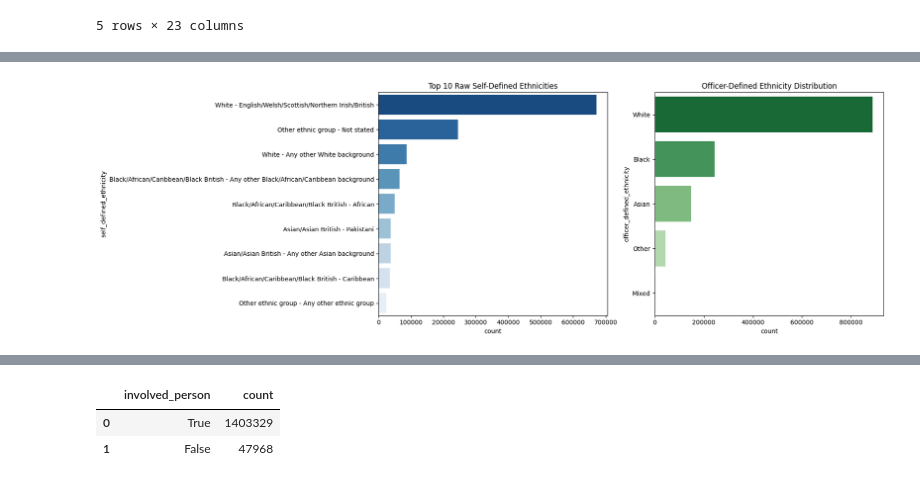
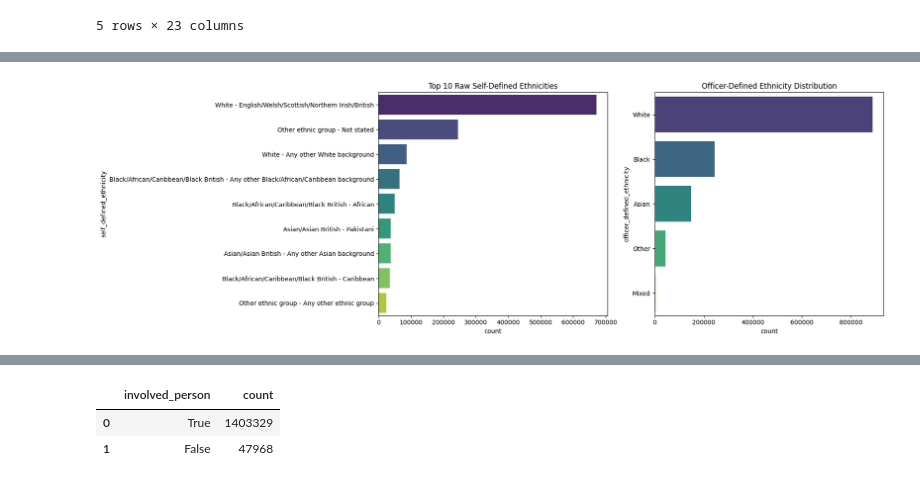
Before and after one commit to Iker-Jauregui/LSDA_Final_Project, a Jupyter notebook: uk_police_notebook.ipynb, the cells around one changed output, grey strips where cells are left out. Cells and saved outputs as stored; diff of their text form; code cells hidden in the pictures.

```diff
--- a/uk_police_notebook.ipynb
+++ b/uk_police_notebook.ipynb
@@ -99,35 +128,35 @@ One of our main objectives in this study is to observe whether there are racial,
 # %%
 self_eth_raw = df.groupBy("self_defined_ethnicity").count().orderBy("count", ascending=False).limit(10).toPandas()
 off_eth_raw = df.groupBy("officer_defined_ethnicity").count().orderBy("count", ascending=False).toPandas()
 
 fig, ax = plt.subplots(1, 2, figsize=(18, 6))
 
 sns.barplot(
     data=self_eth_raw,
     x="count",
     y="self_defined_ethnicity",
     ax=ax[0],
-    palette="Blues_r",
+    palette="viridis",
     hue="self_defined_ethnicity",
     legend=False
 )
 ax[0].set_title("Top 10 Raw Self-Defined Ethnicities")
 
 sns.barplot(
     data=off_eth_raw,
     x="count",
     y="officer_defined_ethnicity",
     ax=ax[1],
-    palette="Greens_r",
+    palette="viridis",
     hue="officer_defined_ethnicity",
     legend=False
 )
 ax[1].set_title("Officer-Defined Ethnicity Distribution")
 
 plt.tight_layout()
 plt.show()
 # %% [output]
-[figure, old version]
+[figure, new version]
 # %%
 raw_outcomes = df.groupBy("type").count().orderBy("count", ascending=False).toPandas()
 
```
Also changed, not shown: parts of 27 cells of this notebook, 4 other files.
